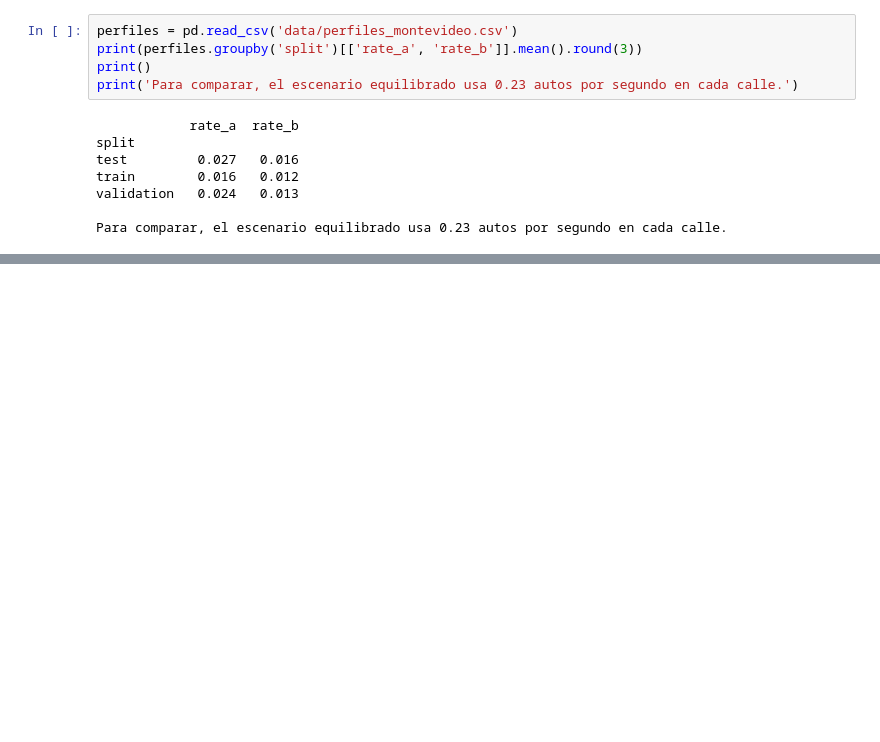
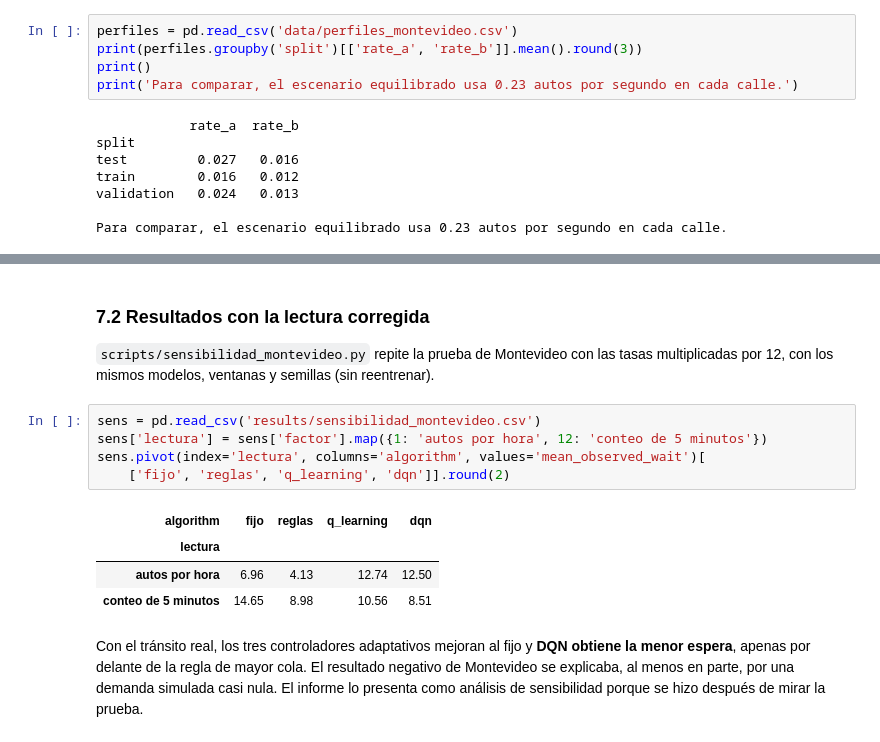
Before and after one commit to marcosdevin04-bit/Entrega-Final-ML---Semaforo-RL, a Jupyter notebook: guia_proyecto.ipynb, the cells around one changed output, grey strips where cells are left out. Drawn from its saved outputs; the diff is of its cells as text; blank space fills up the shorter version.

Commit message:
Documenta la unidad de volumen_hora en el README y el notebook guía

```diff
--- a/guia_proyecto.ipynb
+++ b/guia_proyecto.ipynb
@@ -264,0 +292,20 @@ es la decisión más frágil del trabajo.
+# %% [markdown]
+### 7.2 Resultados con la lectura corregida
+
+`scripts/sensibilidad_montevideo.py` repite la prueba de Montevideo con las tasas multiplicadas por 12,
+con los mismos modelos, ventanas y semillas (sin reentrenar).
+# %%
+sens = pd.read_csv('results/sensibilidad_montevideo.csv')
+sens['lectura'] = sens['factor'].map({1: 'autos por hora', 12: 'conteo de 5 minutos'})
+sens.pivot(index='lectura', columns='algorithm', values='mean_observed_wait')[
+    ['fijo', 'reglas', 'q_learning', 'dqn']].round(2)
+# %% [output]
+| algorithm | fijo | reglas | q_learning | dqn |
+| lectura |  |  |  |  |
+| autos por hora | 6.96 | 4.13 | 12.74 | 12.50 |
+| conteo de 5 minutos | 14.65 | 8.98 | 10.56 | 8.51 |
+# %% [markdown]
+Con el tránsito real, los tres controladores adaptativos mejoran al fijo y **DQN obtiene la menor espera**,
+apenas por delante de la regla de mayor cola. El resultado negativo de Montevideo se explicaba,
+al menos en parte, por una demanda simulada casi nula. El informe lo presenta como análisis de
+sensibilidad porque se hizo después de mirar la prueba.
```
Also changed, not shown: parts of 4 cells of this notebook, 2 other files.
